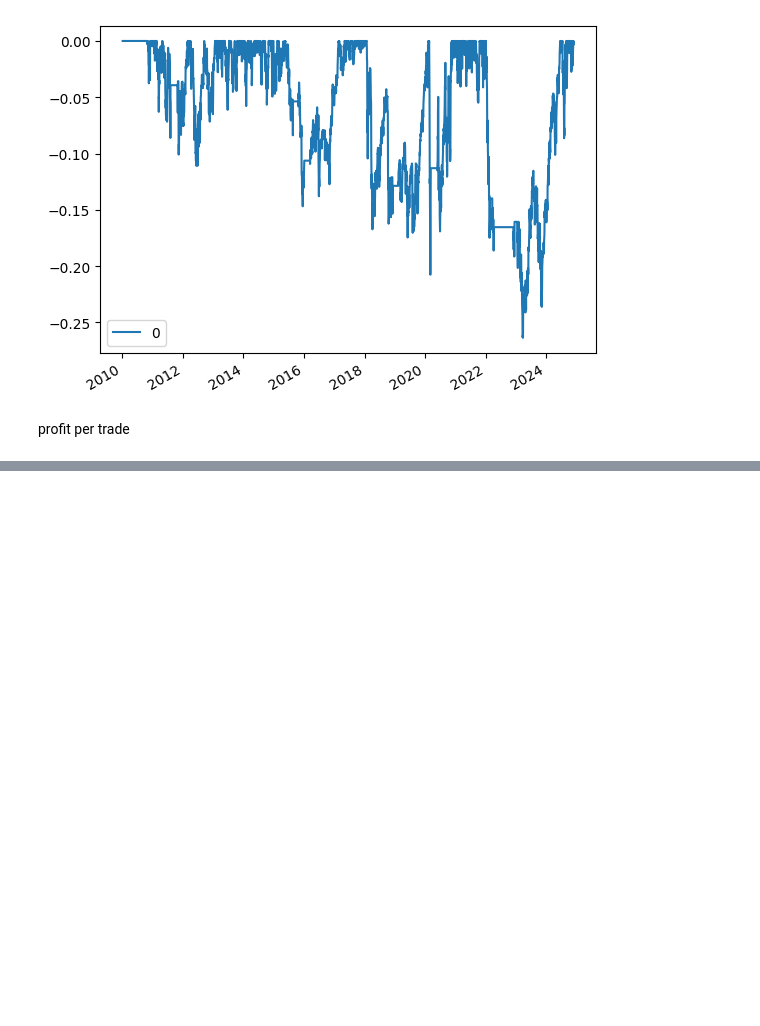
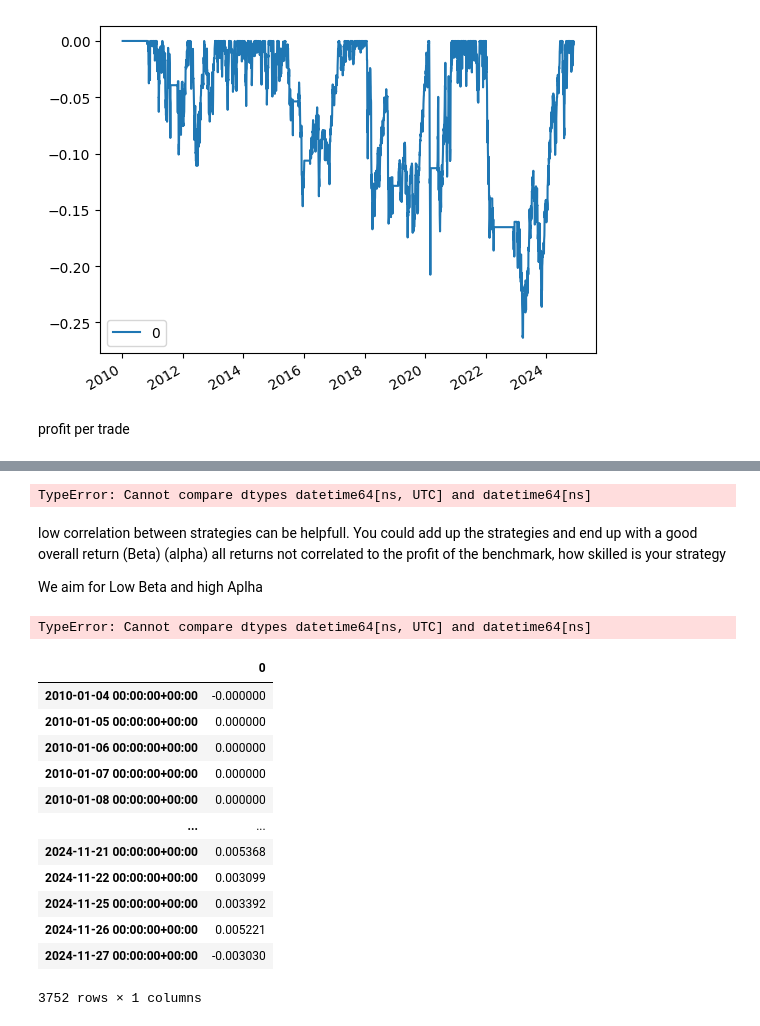
Before and after one commit to Jundula/Neural-networks, a Jupyter notebook: MLP.ipynb, the cells around one changed output, grey strips where cells are left out. Drawn from its saved outputs; the diff is of its cells as text; code cells hidden in the pictures; blank space fills up the shorter version.

```diff
--- a/MLP.ipynb
+++ b/MLP.ipynb
@@ -582,0 +631,7 @@ profit per trade
+# %%
+import quantstats as qs
+
+
+qs.reports.full(spy.Close.SPY.pct_change(), df[0])
+# %% [output]
+TypeError: Cannot compare dtypes datetime64[ns, UTC] and datetime64[ns]
@@ -582,0 +703,25 @@ profit per trade
+# %% [markdown]
+low correlation between strategies can be helpfull. You could add up the strategies and end up with a good overall return (Beta)
+(alpha) all returns not correlated to the profit of the benchmark, how skilled is your strategy
+
+We aim for Low Beta and high Aplha
+# %%
+qs.reports.full(spy.Close.SPY, df[0])
+# %% [output]
+TypeError: Cannot compare dtypes datetime64[ns, UTC] and datetime64[ns]
+# %%
+df
+# %% [output]
+|  | 0 |
+| 2010-01-04 00:00:00+00:00 | -0.000000 |
+| 2010-01-05 00:00:00+00:00 | 0.000000 |
+| 2010-01-06 00:00:00+00:00 | 0.000000 |
+| 2010-01-07 00:00:00+00:00 | 0.000000 |
+| 2010-01-08 00:00:00+00:00 | 0.000000 |
+| ... | ... |
+| 2024-11-21 00:00:00+00:00 | 0.005368 |
+| 2024-11-22 00:00:00+00:00 | 0.003099 |
+| 2024-11-25 00:00:00+00:00 | 0.003392 |
+| 2024-11-26 00:00:00+00:00 | 0.005221 |
+| 2024-11-27 00:00:00+00:00 | -0.003030 |
+3752 rows × 1 columns
```
Also changed, not shown: parts of 10 cells of this notebook.
